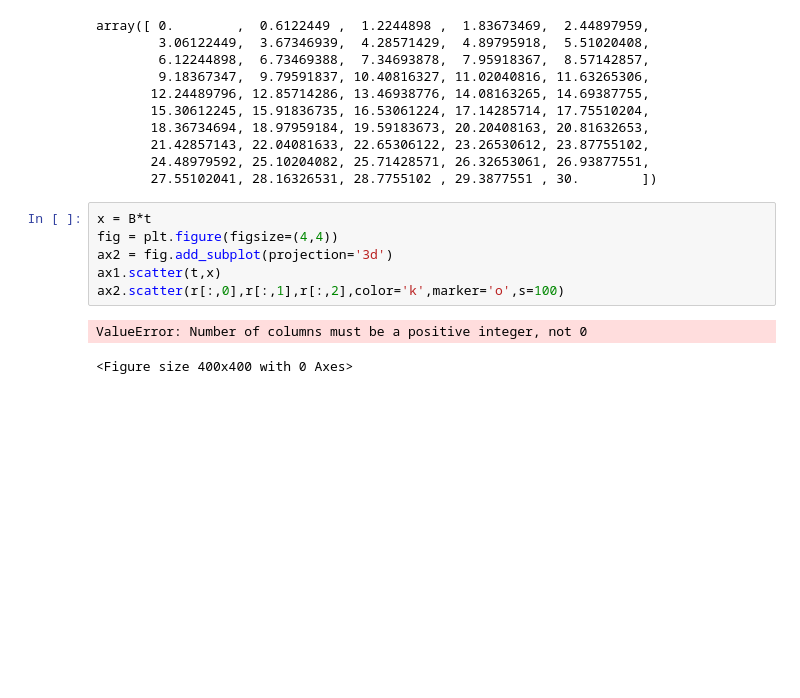
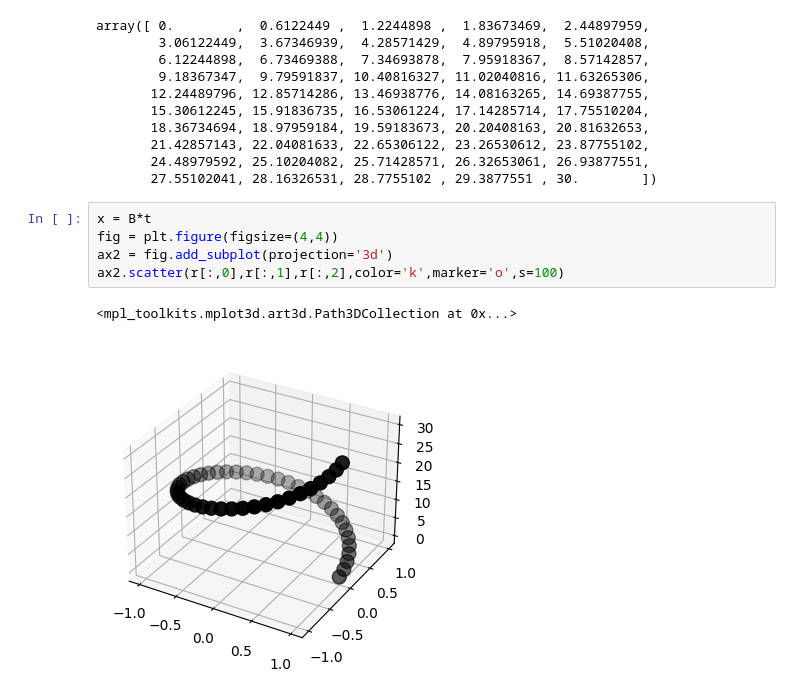
Before and after one commit to DANI2579/MetodosI_MateoRubio_DanielaLancheros, a Jupyter notebook: Repaso Parcial 1/Repaso_semana2.ipynb, the cells around one changed output. Saved outputs shown, nothing was run; the diff lists cells and outputs as text; blank space fills up the shorter version.

```diff
--- a/Repaso Parcial 1/Repaso_semana2.ipynb
+++ b/Repaso Parcial 1/Repaso_semana2.ipynb
@@ -105,9 +103,8 @@ array([ 0.        ,  0.6122449 ,  1.2244898 ,  1.83673469,  2.44897959,
 # %%
 x = B*t
 fig = plt.figure(figsize=(4,4))
 ax2 = fig.add_subplot(projection='3d')
-ax1.scatter(t,x)
 ax2.scatter(r[:,0],r[:,1],r[:,2],color='k',marker='o',s=100)
 # %% [output]
-ValueError: Number of columns must be a positive integer, not 0
+<mpl_toolkits.mplot3d.art3d.Path3DCollection at 0x...>
-<Figure size 400x400 with 0 Axes>
+[figure, added]
```
Also changed, not shown: parts of 2 cells of this notebook, 2 other files.
